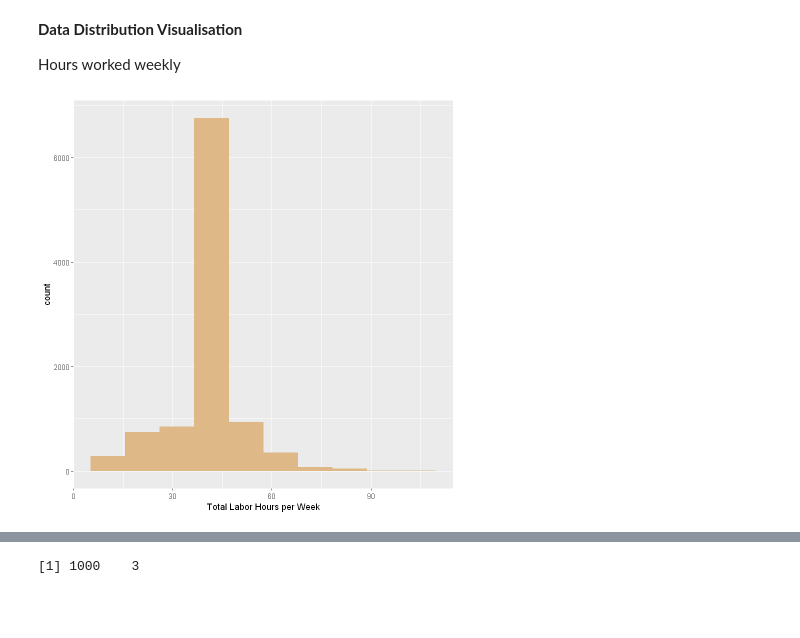
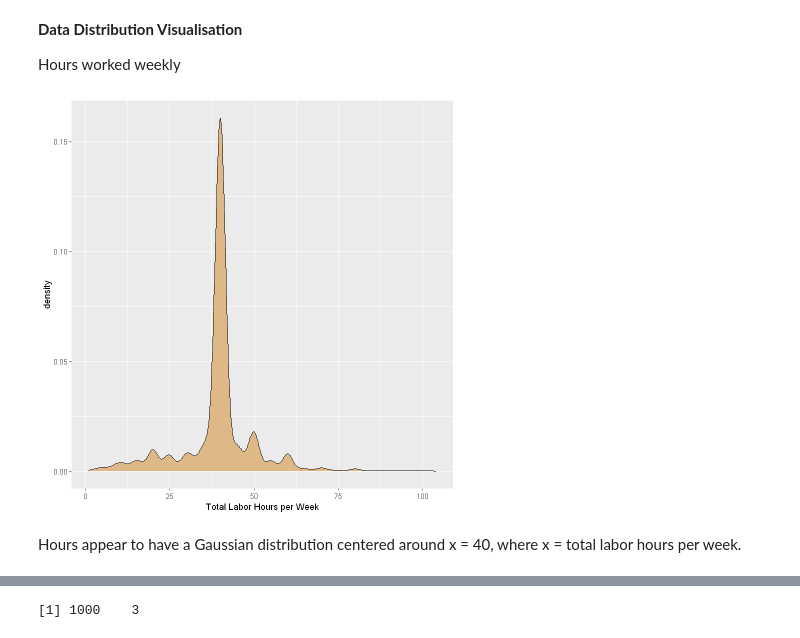
Before and after one commit to alapadat/DPSN_FinalProject_Repository, a Jupyter notebook: LAPADAT_DSPN_S23_FinalProject.ipynb, the cells around one changed output, grey strips where cells are left out. Cells and saved outputs as stored; diff of their text form; code cells hidden in the pictures; blank space fills up the shorter version.

```diff
--- a/LAPADAT_DSPN_S23_FinalProject.ipynb
+++ b/LAPADAT_DSPN_S23_FinalProject.ipynb
@@ -400,0 +483,12 @@ person  <- read.csv("income_over_0_pppub22.csv")
+# %%
+pp.job_qual <- person %>%
+    select(H_SEQ = PH_SEQ, PPPOS, A_CIVLF, PEMLR, A_EXPLF, A_PAYABS, PRDISC, PEHRUSLT, PRDTRACE, A_FTLF, A_UNCOV, A_UNMEM, A_GRSWK, A_HGA, A_SEX)
+
+hh  <- household %>% #establishing household variables
+    select(H_SEQ, HTOTVAL, H_NUMPER)
+
+#cor.jobqual
+names(pp.job_qual)
+names(hh)
+
+#hhpp.dat <- inner_join(pp.job_qual, hh, by = c("H_SEQ"))
@@ -400,0 +579,10 @@ person  <- read.csv("income_over_0_pppub22.csv")
+# %%
+# FILTER: UNION MEMBERS VS. NON-UNION MEMBERS
+union_df_b   <- pp.job_qual  %>%
+    filter(A_UNMEM != 0)
+
+head(pp.job_qual)
+
+union_df   <- pp.job_qual  %>%
+    select(A_GRSWK, A_UNMEM) %>%
+    filter(A_UNMEM != 0)
@@ -400,0 +610,10 @@ person  <- read.csv("income_over_0_pppub22.csv")
+# %%
+# Recode take 1
+union_df  <- union_df  %>%
+    mutate(A_UNMEM = replace(A_UNMEM, A_UNMEM == 2, 0)) #flip position of "No" relative to "Yes." Relationship otherwise held constant.
+
+head(union_df)
+
+# Recode boxplot
+gg  <- ggplot(data = union_df, aes(group = A_UNMEM, A_GRSWK))
+gg + geom_boxplot(aes(fill = A_UNMEM))
@@ -415,9 +839,11 @@ gg.distribution + geom_density(fill = "darkolivegreen3")
 Hours worked weekly
 # %%
 gg.distribution  <- ggplot (data = person, aes(PEHRUSLT)) + labs(x = "Total Labor Hours per Week")
-gg.distribution + geom_histogram(bins = 10, fill = "burlywood")
+gg.distribution + geom_density(fill = "burlywood")
 # %% [output]
-[figure, old version]
+[figure, new version]
+# %% [markdown]
+Hours appear to have a Gaussian distribution centered around x = 40, where x = total labor hours per week.
 # %%
 #Pre-DA mini-Hypothesis: I predict that part time workers differ systematically from full-time workers.
 #I suspect this difference is primarily due to part-time workers working fewer hours.
```
Also changed, not shown: parts of 152 cells of this notebook, 3 other files.
